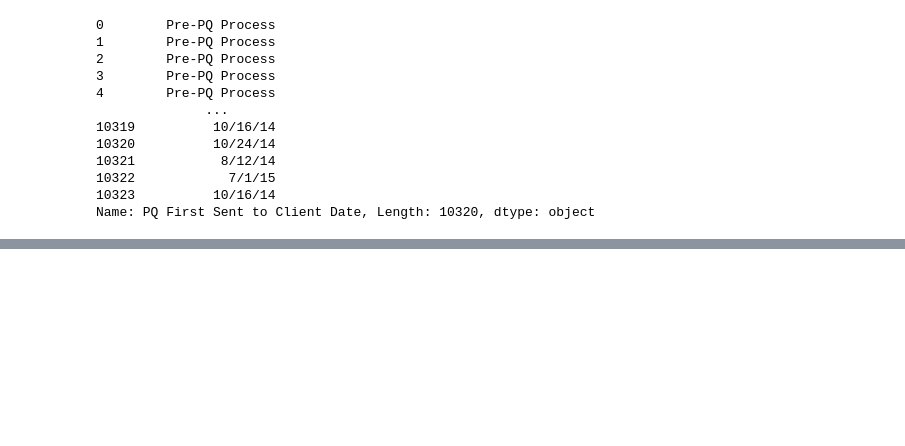
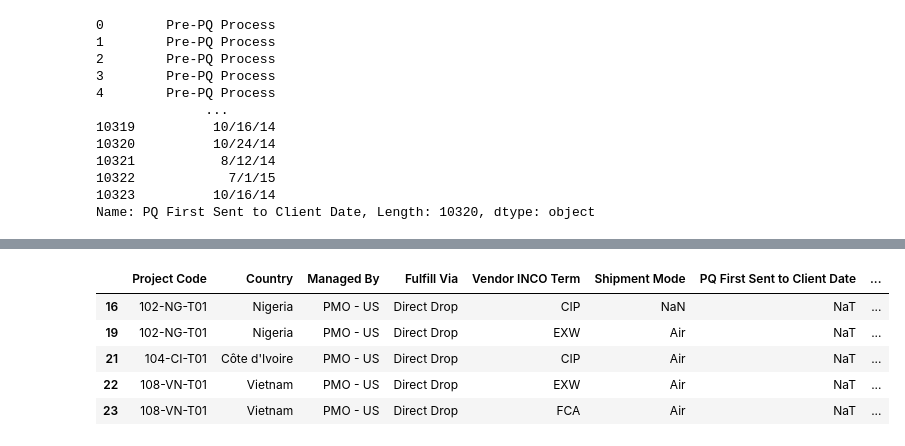
Before and after one commit to alinegorischf/Shipment-Price-Prediction, a Jupyter notebook: Shipment_Price_Prediction.ipynb, the cells around one changed output, grey strips where cells are left out. Cells and saved outputs as stored; diff of their text form; code cells hidden in the pictures; blank space fills up the shorter version.

```diff
--- a/Shipment_Price_Prediction.ipynb
+++ b/Shipment_Price_Prediction.ipynb
@@ -461,3 +371,11 @@ print(df)
+# %%
+ # Tackling Weight (Kilograms) missing values and convert the numeric data
+df['Weight (Kilograms)'] = df['Weight (Kilograms)'].replace('Weight Captured Separately',0)
+
+df['Weight (Kilograms)'] = pd.to_numeric(df['Weight (Kilograms)'], errors = 'coerce')
+
+# filling the missing value with mean
+df['Weight (Kilograms)'] = df['Weight (Kilograms)'].fillna(df['Weight (Kilograms)'].mean())
 # %%
 df['Freight Cost (USD)']
 # %% [output]
@@ -532,0 +465,12 @@ print(df)
+# %%
+# after cleaning the data we are again analysis data
+
+
+df.head()
+# %% [output]
+|  | Project Code | Country | Managed By | Fulfill Via | Vendor INCO Term | Shipment Mode | PQ First Sent to Client Date | ... |
+| 16 | 102-NG-T01 | Nigeria | PMO - US | Direct Drop | CIP | NaN | NaT | ... |
+| 19 | 102-NG-T01 | Nigeria | PMO - US | Direct Drop | EXW | Air | NaT | ... |
+| 21 | 104-CI-T01 | Côte d'Ivoire | PMO - US | Direct Drop | CIP | Air | NaT | ... |
+| 22 | 108-VN-T01 | Vietnam | PMO - US | Direct Drop | EXW | Air | NaT | ... |
+| 23 | 108-VN-T01 | Vietnam | PMO - US | Direct Drop | FCA | Air | NaT | ... |
```
Also changed, not shown: parts of 44 cells of this notebook.
